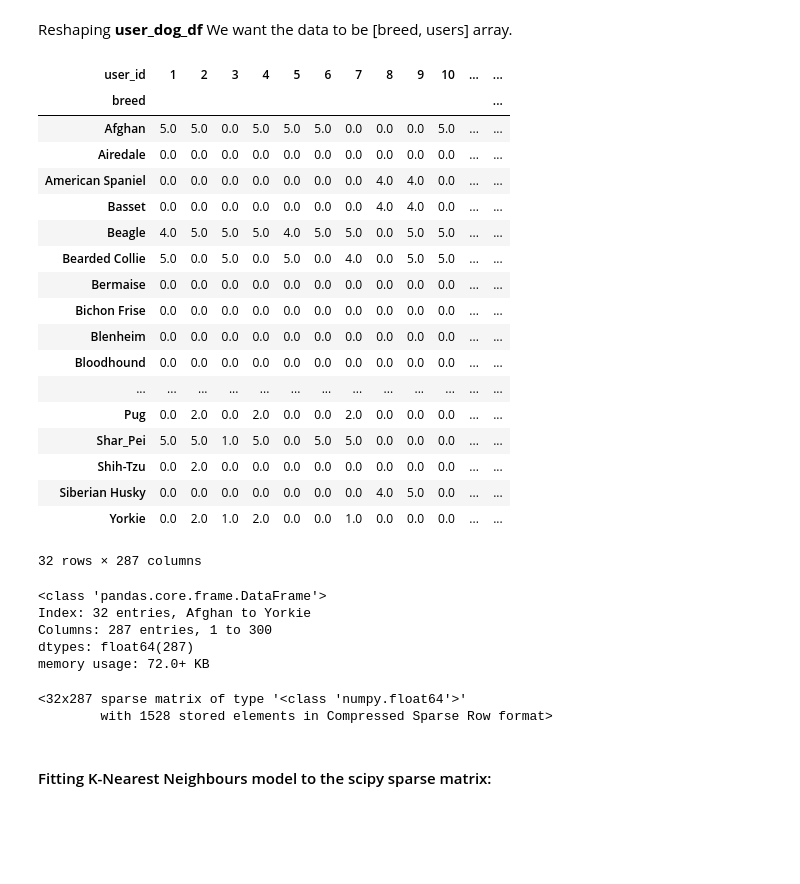
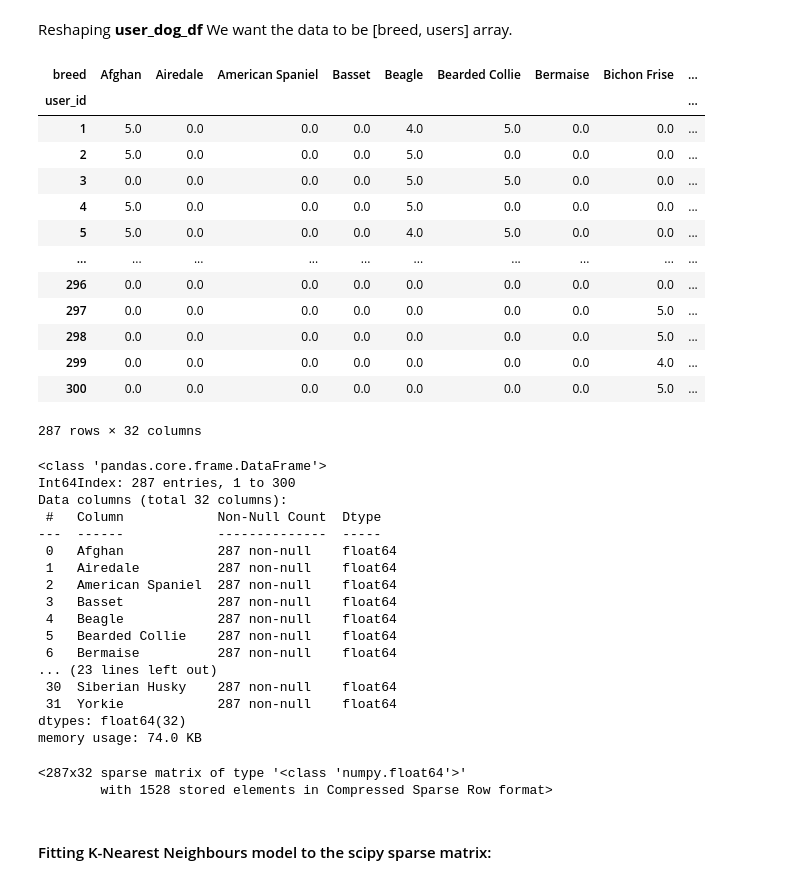
Before and after one commit to OSedina/Recommend_system_dog, a Jupyter notebook: Collaborative_Recommend_System(item_based).ipynb, the cells around one changed output. Drawn from its saved outputs; the diff is of its cells as text; code cells hidden in the pictures; blank space fills up the shorter version.

```diff
--- a/Collaborative_Recommend_System(item_based).ipynb
+++ b/Collaborative_Recommend_System(item_based).ipynb
@@ -154,47 +154,54 @@ merged_df
 # %% [markdown]
 Reshaping **user_dog_df** We want the data to be [breed, users] array.
 # %%
-# pivot and create breed-user matrix
+# pivot and create user-breed matrix
 user_breed_df = merged_df.pivot(
-    index='breed',
-    columns='user_id',
+    index='user_id',
+    columns='breed',
       values='rating').fillna(0)
 
 user_breed_df
 # %% [output]
-| user_id | 1 | 2 | 3 | 4 | 5 | 6 | 7 | 8 | 9 | 10 | ... | ... |
-| breed |  |  |  |  |  |  |  |  |  |  |  | ... |
-| Afghan | 5.0 | 5.0 | 0.0 | 5.0 | 5.0 | 5.0 | 0.0 | 0.0 | 0.0 | 5.0 | ... | ... |
-| Airedale | 0.0 | 0.0 | 0.0 | 0.0 | 0.0 | 0.0 | 0.0 | 0.0 | 0.0 | 0.0 | ... | ... |
-| American Spaniel | 0.0 | 0.0 | 0.0 | 0.0 | 0.0 | 0.0 | 0.0 | 4.0 | 4.0 | 0.0 | ... | ... |
-| Basset | 0.0 | 0.0 | 0.0 | 0.0 | 0.0 | 0.0 | 0.0 | 4.0 | 4.0 | 0.0 | ... | ... |
-| Beagle | 4.0 | 5.0 | 5.0 | 5.0 | 4.0 | 5.0 | 5.0 | 0.0 | 5.0 | 5.0 | ... | ... |
-| Bearded Collie | 5.0 | 0.0 | 5.0 | 0.0 | 5.0 | 0.0 | 4.0 | 0.0 | 5.0 | 5.0 | ... | ... |
-| Bermaise | 0.0 | 0.0 | 0.0 | 0.0 | 0.0 | 0.0 | 0.0 | 0.0 | 0.0 | 0.0 | ... | ... |
-| Bichon Frise | 0.0 | 0.0 | 0.0 | 0.0 | 0.0 | 0.0 | 0.0 | 0.0 | 0.0 | 0.0 | ... | ... |
-| Blenheim | 0.0 | 0.0 | 0.0 | 0.0 | 0.0 | 0.0 | 0.0 | 0.0 | 0.0 | 0.0 | ... | ... |
-| Bloodhound | 0.0 | 0.0 | 0.0 | 0.0 | 0.0 | 0.0 | 0.0 | 0.0 | 0.0 | 0.0 | ... | ... |
-| ... | ... | ... | ... | ... | ... | ... | ... | ... | ... | ... | ... | ... |
-| Pug | 0.0 | 2.0 | 0.0 | 2.0 | 0.0 | 0.0 | 2.0 | 0.0 | 0.0 | 0.0 | ... | ... |
-| Shar_Pei | 5.0 | 5.0 | 1.0 | 5.0 | 0.0 | 5.0 | 5.0 | 0.0 | 0.0 | 0.0 | ... | ... |
-| Shih-Tzu | 0.0 | 2.0 | 0.0 | 0.0 | 0.0 | 0.0 | 0.0 | 0.0 | 0.0 | 0.0 | ... | ... |
-| Siberian Husky | 0.0 | 0.0 | 0.0 | 0.0 | 0.0 | 0.0 | 0.0 | 4.0 | 5.0 | 0.0 | ... | ... |
-| Yorkie | 0.0 | 2.0 | 1.0 | 2.0 | 0.0 | 0.0 | 1.0 | 0.0 | 0.0 | 0.0 | ... | ... |
+| breed | Afghan | Airedale | American Spaniel | Basset | Beagle | Bearded Collie | Bermaise | Bichon Frise | ... |
+| user_id |  |  |  |  |  |  |  |  | ... |
+| 1 | 5.0 | 0.0 | 0.0 | 0.0 | 4.0 | 5.0 | 0.0 | 0.0 | ... |
+| 2 | 5.0 | 0.0 | 0.0 | 0.0 | 5.0 | 0.0 | 0.0 | 0.0 | ... |
+| 3 | 0.0 | 0.0 | 0.0 | 0.0 | 5.0 | 5.0 | 0.0 | 0.0 | ... |
+| 4 | 5.0 | 0.0 | 0.0 | 0.0 | 5.0 | 0.0 | 0.0 | 0.0 | ... |
+| 5 | 5.0 | 0.0 | 0.0 | 0.0 | 4.0 | 5.0 | 0.0 | 0.0 | ... |
+| ... | ... | ... | ... | ... | ... | ... | ... | ... | ... |
+| 296 | 0.0 | 0.0 | 0.0 | 0.0 | 0.0 | 0.0 | 0.0 | 0.0 | ... |
+| 297 | 0.0 | 0.0 | 0.0 | 0.0 | 0.0 | 0.0 | 0.0 | 5.0 | ... |
+| 298 | 0.0 | 0.0 | 0.0 | 0.0 | 0.0 | 0.0 | 0.0 | 5.0 | ... |
+| 299 | 0.0 | 0.0 | 0.0 | 0.0 | 0.0 | 0.0 | 0.0 | 4.0 | ... |
+| 300 | 0.0 | 0.0 | 0.0 | 0.0 | 0.0 | 0.0 | 0.0 | 5.0 | ... |
-32 rows × 287 columns
+287 rows × 32 columns
 # %%
 user_breed_df.info()
 # %% [output]
 <class 'pandas.core.frame.DataFrame'>
-Index: 32 entries, Afghan to Yorkie
-Columns: 287 entries, 1 to 300
-dtypes: float64(287)
-memory usage: 72.0+ KB
+Int64Index: 287 entries, 1 to 300
+Data columns (total 32 columns):
+ #   Column            Non-Null Count  Dtype
+---  ------            --------------  -----
+ 0   Afghan            287 non-null    float64
+ 1   Airedale          287 non-null    float64
+ 2   American Spaniel  287 non-null    float64
+ 3   Basset            287 non-null    float64
+ 4   Beagle            287 non-null    float64
+ 5   Bearded Collie    287 non-null    float64
+ 6   Bermaise          287 non-null    float64
+... (23 lines left out)
+ 30  Siberian Husky    287 non-null    float64
+ 31  Yorkie            287 non-null    float64
+dtypes: float64(32)
+memory usage: 74.0 KB
 # %%
 # transform matrix to scipy sparse matrix
 user_breed_sparse_df = csr_matrix(user_breed_df.values)
 user_breed_sparse_df
 # %% [output]
-<32x287 sparse matrix of type '<class 'numpy.float64'>'
+<287x32 sparse matrix of type '<class 'numpy.float64'>'
         with 1528 stored elements in Compressed Sparse Row format>
 # %% [markdown]
 #### Fitting K-Nearest Neighbours model to the scipy sparse matrix:
```
Also changed, not shown: parts of 25 cells of this notebook.
